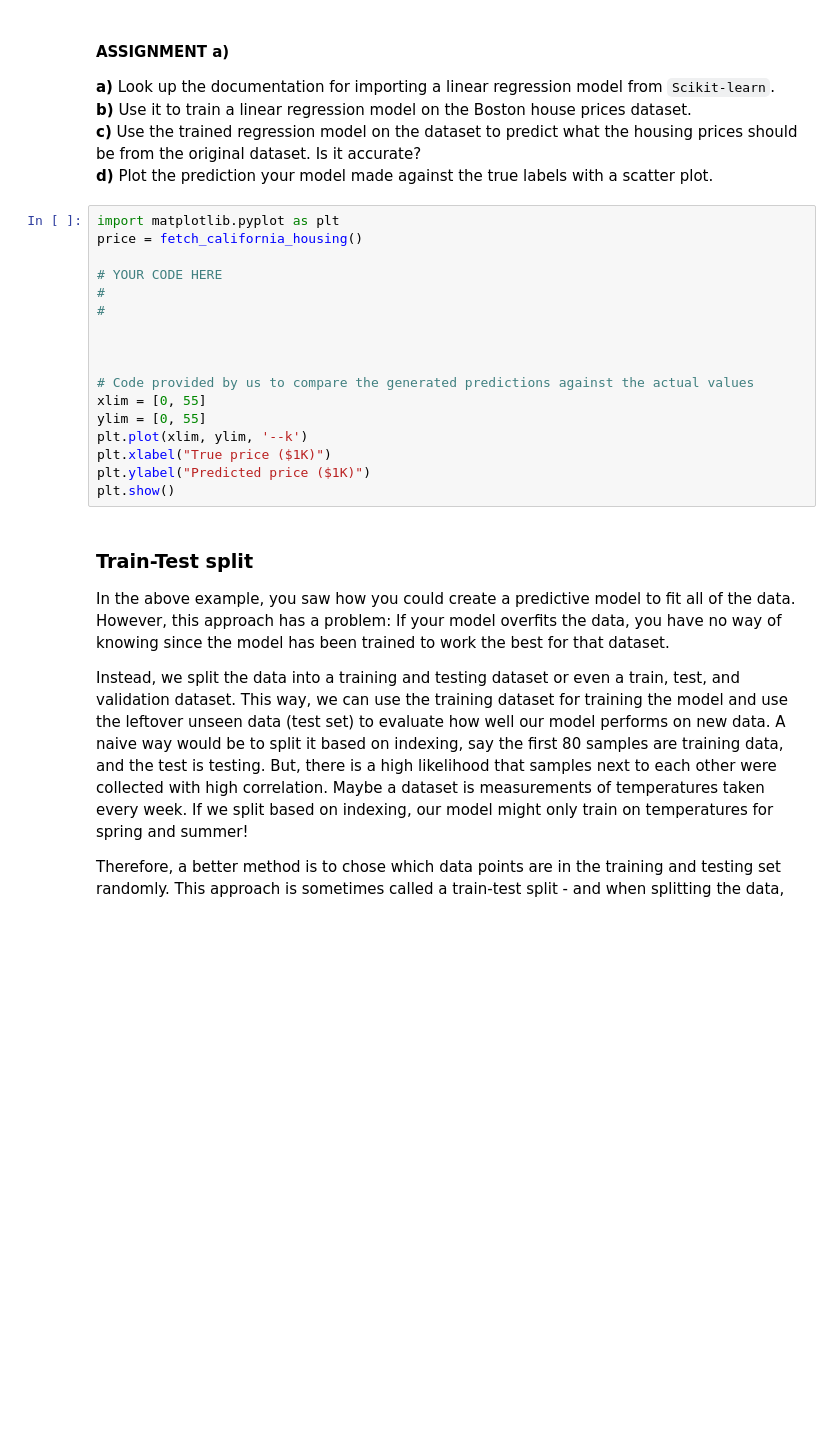
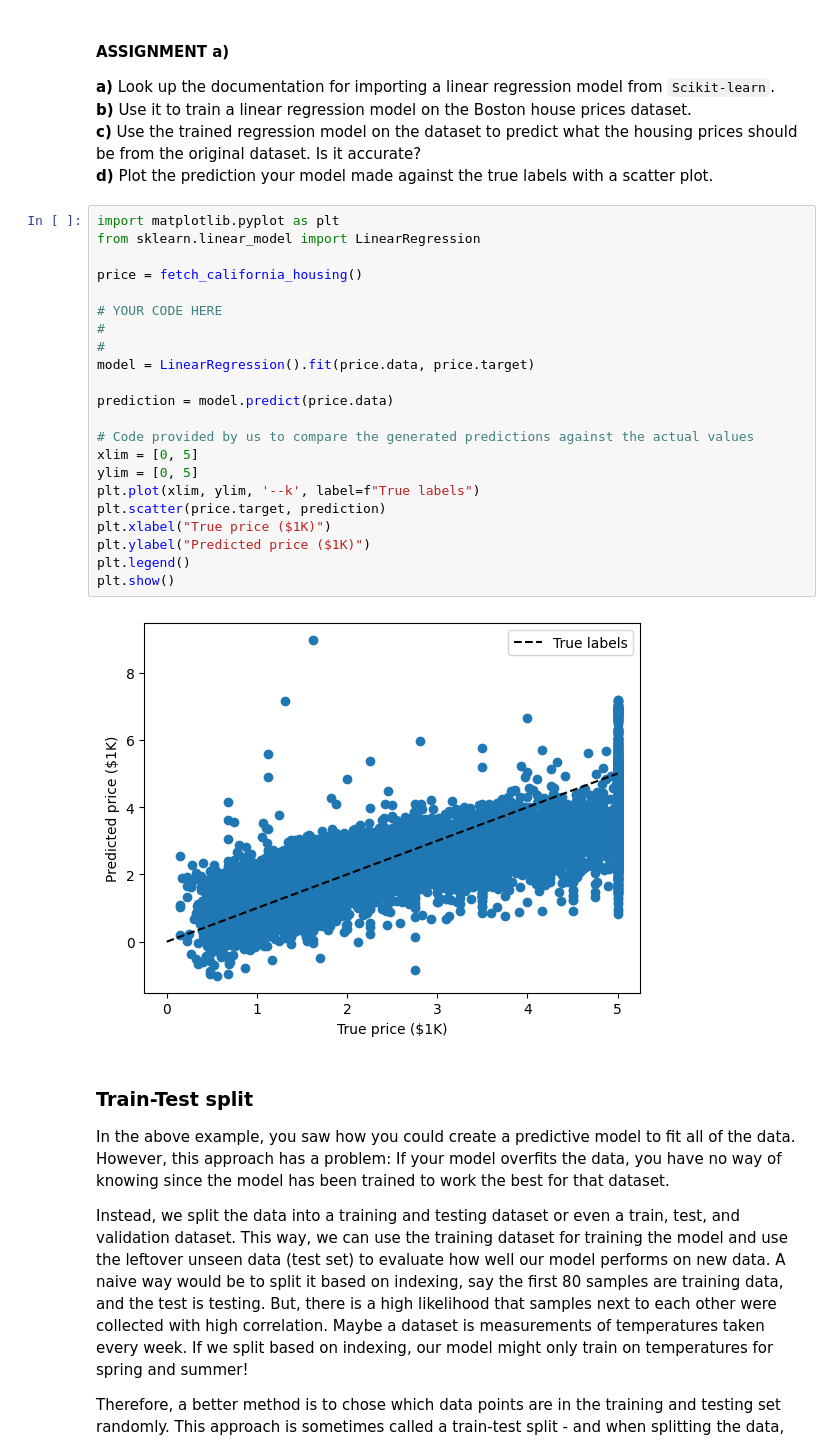
Before and after one commit to albindahlberg/ml-1dl034-public-assignments, a Jupyter notebook: Assignments/Practical/PracticalNotebook3.ipynb, the cells around one changed output. Cells and saved outputs as stored; diff of their text form; blank space fills up the shorter version.

```diff
--- a/Assignments/Practical/PracticalNotebook3.ipynb
+++ b/Assignments/Practical/PracticalNotebook3.ipynb
@@ -95,21 +124,28 @@ Once we have gained better oversight of the data, we will want to fit a linear r
 **d)** Plot the prediction your model made against the true labels with a scatter plot.
 # %%
 import matplotlib.pyplot as plt
+from sklearn.linear_model import LinearRegression
+
 price = fetch_california_housing()
 
 # YOUR CODE HERE
 #
 #
+model = LinearRegression().fit(price.data, price.target)
 
-
+prediction = model.predict(price.data)
 
 # Code provided by us to compare the generated predictions against the actual values
-xlim = [0, 55]
-ylim = [0, 55]
-plt.plot(xlim, ylim, '--k')
+xlim = [0, 5]
+ylim = [0, 5]
+plt.plot(xlim, ylim, '--k', label=f"True labels")
+plt.scatter(price.target, prediction)
 plt.xlabel("True price ($1K)")
 plt.ylabel("Predicted price ($1K)")
+plt.legend()
 plt.show()
+# %% [output]
+[figure, added]
 # %% [markdown]
 ### Train-Test split
 
```
Also changed, not shown: parts of 21 cells of this notebook, 4 other files.
